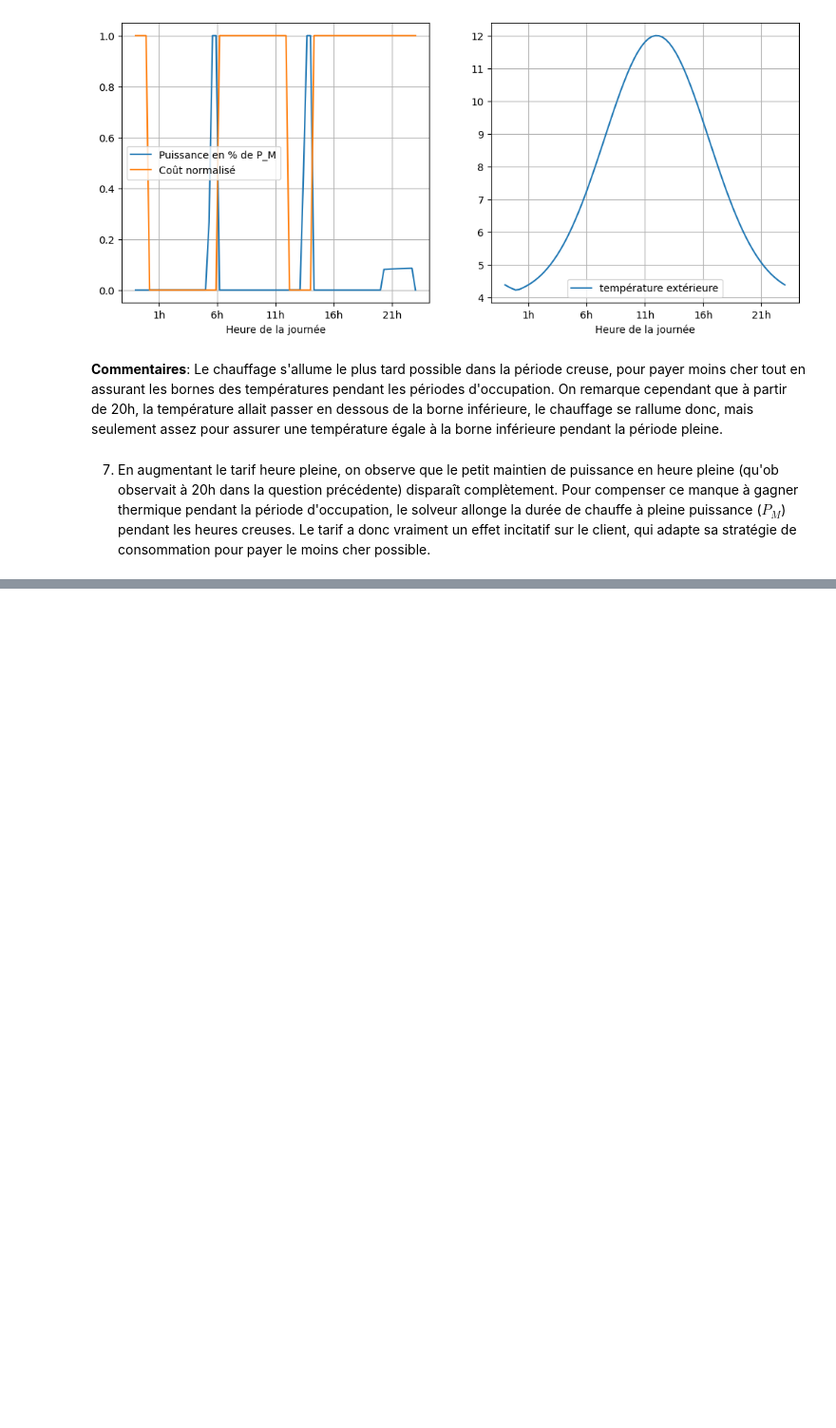
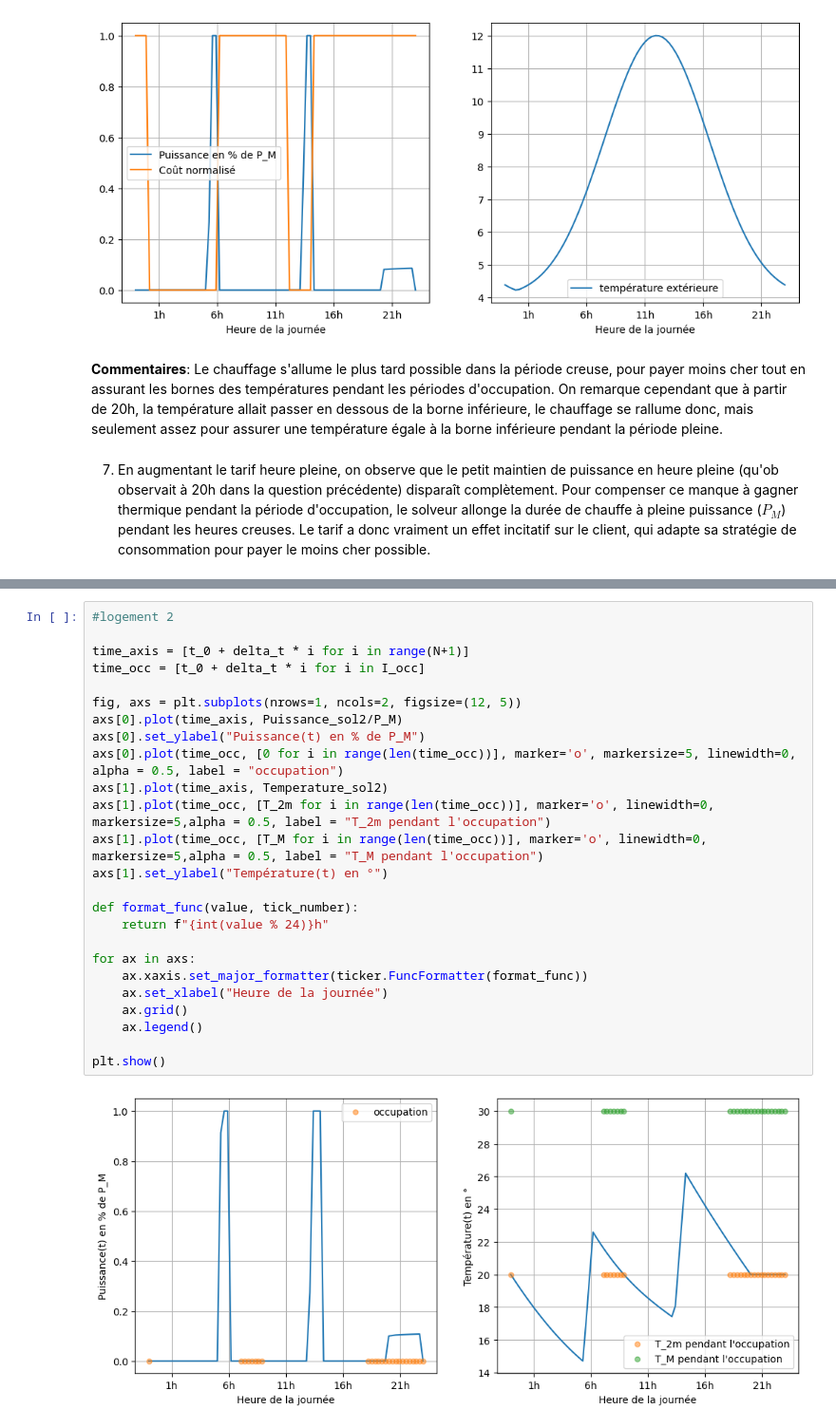
Before and after one commit to Martinks28/Projet-optim, a Jupyter notebook: Projet.ipynb, the cells around one changed output, grey strips where cells are left out. Shown at 95% size. Saved outputs shown, nothing was run; the diff lists cells and outputs as text; blank space fills up the shorter version.

```diff
--- a/Projet.ipynb
+++ b/Projet.ipynb
@@ -224,0 +481,27 @@ __Commentaires__: Le chauffage s'allume le plus tard possible dans la période c
+# %%
+#logement 2
+
+time_axis = [t_0 + delta_t * i for i in range(N+1)]
+time_occ = [t_0 + delta_t * i for i in I_occ]
+
+fig, axs = plt.subplots(nrows=1, ncols=2, figsize=(12, 5))
+axs[0].plot(time_axis, Puissance_sol2/P_M)
+axs[0].set_ylabel("Puissance(t) en % de P_M")
+axs[0].plot(time_occ, [0 for i in range(len(time_occ))], marker='o', markersize=5, linewidth=0, alpha = 0.5, label = "occupation")
+axs[1].plot(time_axis, Temperature_sol2)
+axs[1].plot(time_occ, [T_2m for i in range(len(time_occ))], marker='o', linewidth=0, markersize=5,alpha = 0.5, label = "T_2m pendant l'occupation")
+axs[1].plot(time_occ, [T_M for i in range(len(time_occ))], marker='o', linewidth=0, markersize=5,alpha = 0.5, label = "T_M pendant l'occupation")
+axs[1].set_ylabel("Température(t) en °")
+
+def format_func(value, tick_number):
+    return f"{int(value % 24)}h"
+
+for ax in axs:
+    ax.xaxis.set_major_formatter(ticker.FuncFormatter(format_func))
+    ax.set_xlabel("Heure de la journée")
+    ax.grid()
+    ax.legend()
+
+plt.show()
+# %% [output]
+[figure, added]
```
Also changed, not shown: parts of 15 cells of this notebook.
